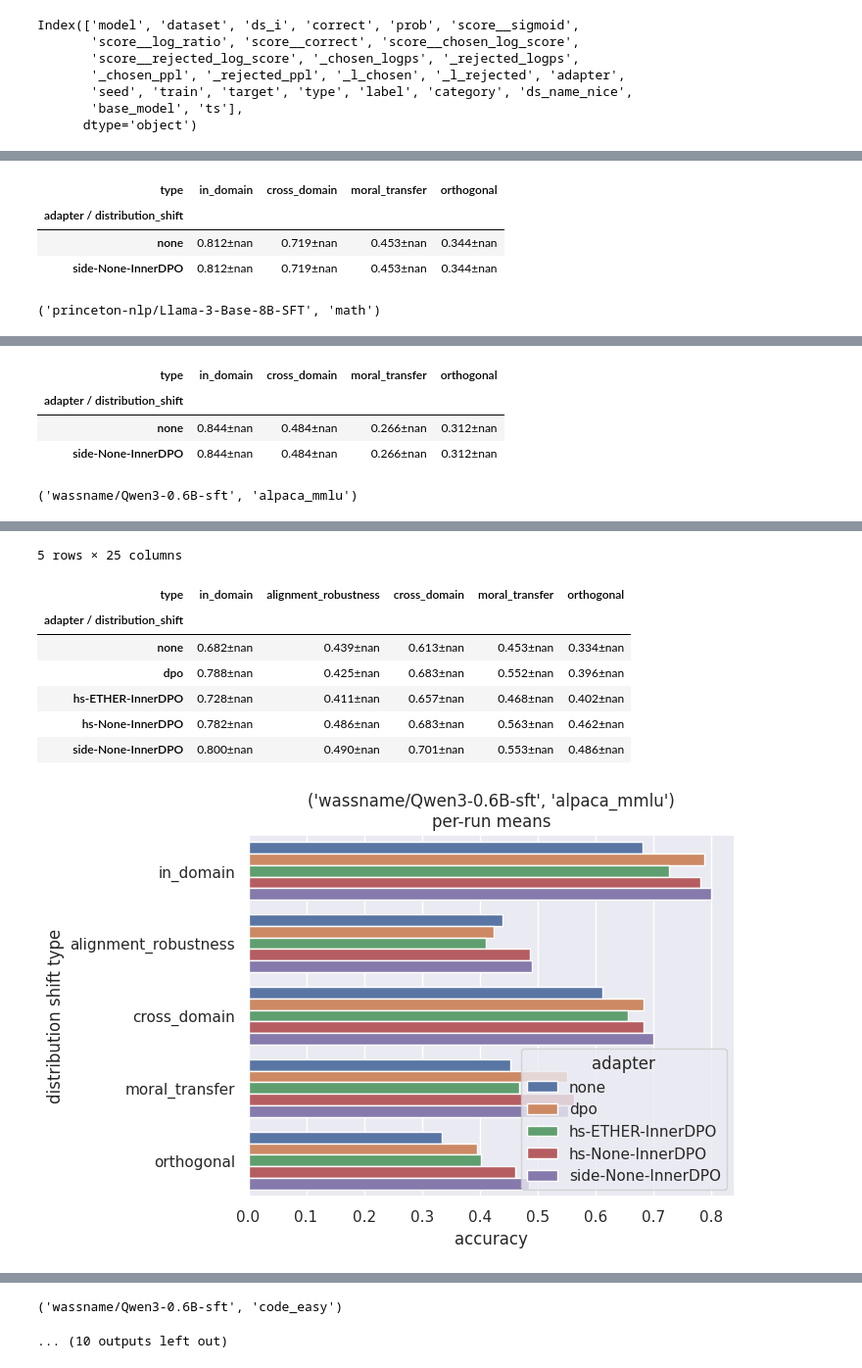
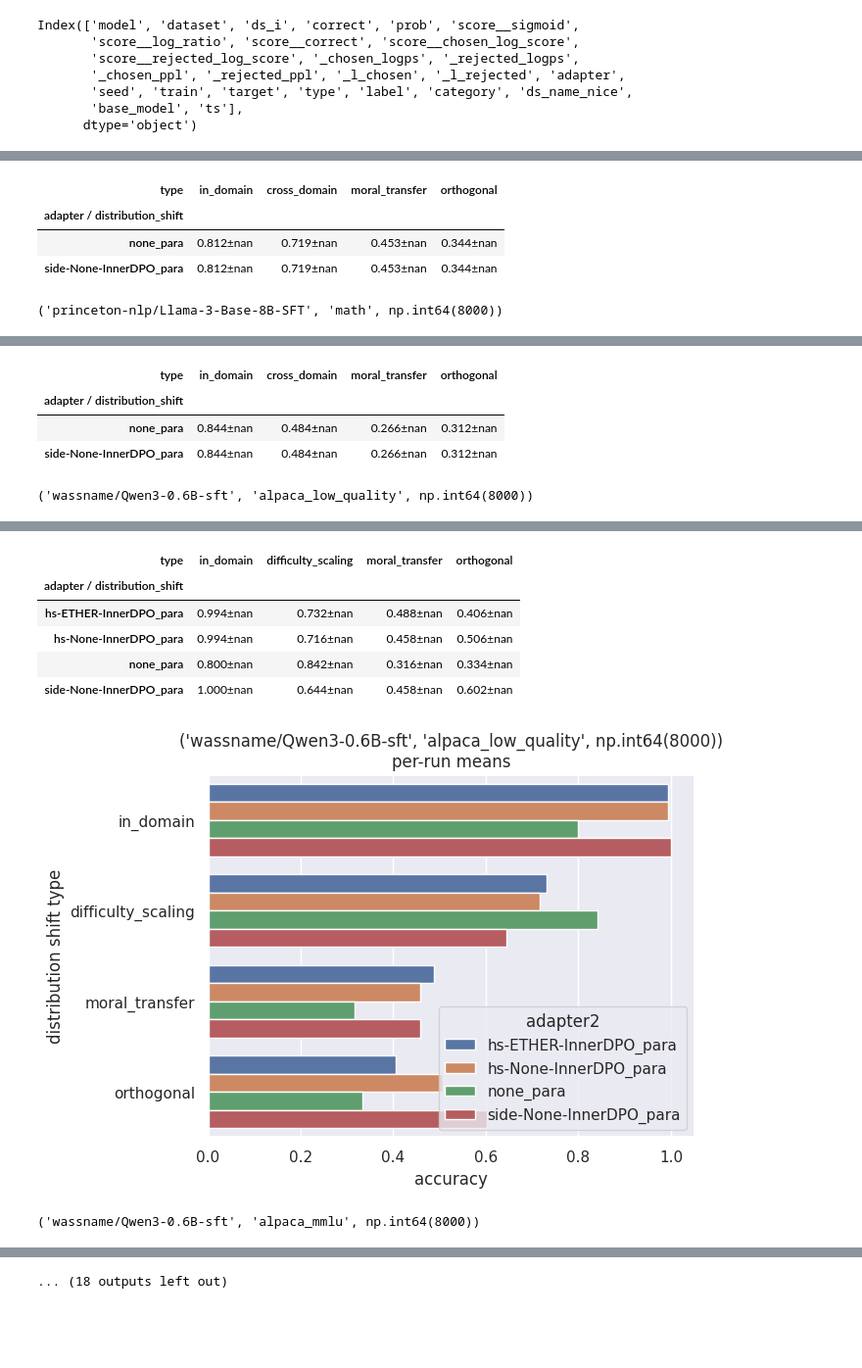
Before and after one commit to wassname/repr-preference-optimization, a Jupyter notebook: nbs/400_analyse_sweep.ipynb, the cells around one changed output, grey strips where cells are left out. Shown at 98% size. Drawn from its saved outputs; the diff is of its cells as text; code cells hidden in the pictures; blank space fills up the shorter version.

```diff
--- a/nbs/400_analyse_sweep.ipynb
+++ b/nbs/400_analyse_sweep.ipynb
@@ -113,8 +118,9 @@ wassname-Qwen3-06B-sft_dpo_alpaca_mmlu
 # %%
 # TODO add seed, train, other parts from config
 def load_config(f):
-    print(f.parent.parent.stem)
+    # print(f.parent.parent.stem)
     config = json.load((f.parent / 'config.json').open())
+    # print(config)
     # log = (f.parent / 'log.txt').open().read()
 
     # dataframe of all non list/dict/tuple in config
@@ -130,9 +136,21 @@ def load_config(f):
     df['train'] = config['dataset']
     df['base_model'] = config['base_model']
     df['ts'] = config_df['ts']
+    for k in config:
+        if isinstance(config[k], (list, tuple)):
+            continue
+        if isinstance(config[k], dict):
+            for j in config[k]:
+                if isinstance(j, (list, dict, tuple)):
+                    continue
+                # print(f'Adding {k}_{j} to df')
+                df[f'{k}.{j}'] = config[k][j]
+            continue
+        df[k] = config[k]
+
 
     return df
 
-df_res2 = pd.concat([load_config(f) for f in fs])
+df_res2 = pd.concat([load_config(f) for f in fs[1:]])
 df_res2.columns
 # %% [output]
@@ -183,11 +192,12 @@ from reprpo.data.util import df_sort_cols
 # %%
-for train_set, group in df_res2.groupby(['base_model', "train"]): # TODO also dev, n_samples
+for train_set, group in df_res2.groupby(['base_model', "train", 'n_samples']): # TODO also dev, n_samples
     print(train_set)
     # per-run means for each seed, dataset, adapter
-    run_stats = group.groupby(["seed", "ds_name_nice", "adapter"])['correct'].mean().reset_index()
-    stats = run_stats.groupby(["ds_name_nice", "adapter"])['correct'].agg(['mean','std']).reset_index()
-    mean_df = stats.pivot(index='adapter', columns='ds_name_nice', values='mean')
-    std_df = stats.pivot(index='adapter', columns='ds_name_nice', values='std')
+    group['adapter2'] = group['adapter'] + '_' +  group['loss.align_method']
+    run_stats = group.groupby(["seed", "ds_name_nice", "adapter2"])['correct'].mean().reset_index()
+    stats = run_stats.groupby(["ds_name_nice", "adapter2"])['correct'].agg(['mean','std']).reset_index()
+    mean_df = stats.pivot(index='adapter2', columns='ds_name_nice', values='mean')
+    std_df = stats.pivot(index='adapter2', columns='ds_name_nice', values='std')
     # sort adapters by mean on first dataset column
     mean_df = mean_df.sort_values(by=mean_df.columns[0], axis=0)
 
@@ -201,12 +211,12 @@ for train_set, group in df_res2.groupby(['base_model', "train"]): # TODO also de
     display(df_res_ds)
 
     # per-run means for distribution shift types
-    run_stats2 = group.groupby(["seed", "type", "adapter"])['correct'].mean().reset_index()
-    stats2 = run_stats2.groupby(["type", "adapter"])['correct'].agg(['mean','std']).reset_index()
+    run_stats2 = group.groupby(["seed", "type", "adapter2"])['correct'].mean().reset_index()
+    stats2 = run_stats2.groupby(["type", "adapter2"])['correct'].agg(['mean','std']).reset_index()
 
 
-    mean2 = stats2.pivot(index='adapter', columns='type', values='mean')
-    std2 = stats2.pivot(index='adapter', columns='type', values='std')
+    mean2 = stats2.pivot(index='adapter2', columns='type', values='mean')
+    std2 = stats2.pivot(index='adapter2', columns='type', values='std')
 
     mean2 = df_sort_cols(mean2, first=['in_domain'], last=['orthogonal'])
     mean2 = df_sort_cols(mean2.T, first=['base','none']).T
@@ -220,14 +230,14 @@ for train_set, group in df_res2.groupby(['base_model', "train"]): # TODO also de
 
     # bar chart
     base_model = group['base_model'].iloc[0]
-    if run_stats2.adapter.nunique()>2:
+    if run_stats2.adapter2.nunique()>2:
 
-        hue_order = sort_str(run_stats2.adapter.tolist(), first=['none', 'dpo'], sort_middle=True, unique=True)
+        hue_order = sort_str(run_stats2.adapter2.tolist(), first=['none', 'dpo'], sort_middle=True, unique=True)
         order = sort_str(run_stats2.type.tolist(), first=['in_domain'], last=['orthogonal'], unique=True)
 
         sns.barplot(data=run_stats2,
                     y='type',
-                    x='correct', hue='adapter',
+                    x='correct', hue='adapter2',
                     errorbar='sd', orient='h',
                     legend='full',
                     hue_order=hue_order,
@@ -247,7 +257,7 @@ for train_set, group in df_res2.groupby(['base_model', "train"]): # TODO also de
 | type | in_domain | cross_domain | moral_transfer | orthogonal |
 | adapter / distribution_shift |  |  |  |  |
-| none | 0.812±nan | 0.719±nan | 0.453±nan | 0.344±nan |
-| side-None-InnerDPO | 0.812±nan | 0.719±nan | 0.453±nan | 0.344±nan |
+| none_para | 0.812±nan | 0.719±nan | 0.453±nan | 0.344±nan |
+| side-None-InnerDPO_para | 0.812±nan | 0.719±nan | 0.453±nan | 0.344±nan |
-('princeton-nlp/Llama-3-Base-8B-SFT', 'math')
+('princeton-nlp/Llama-3-Base-8B-SFT', 'math', np.int64(8000))
 | ds_name_nice | cross_domain (change_my_view_test ) | cross_domain (math_fiction_test ) | in_domain (math_test ) | moral_transfer (ethics_justice_te... | ... |
 | adapter/ds |  |  |  |  | ... |
@@ -256,5 +266,5 @@ for train_set, group in df_res2.groupby(['base_model', "train"]): # TODO also de
 | type | in_domain | cross_domain | moral_transfer | orthogonal |
 | adapter / distribution_shift |  |  |  |  |
-| none | 0.844±nan | 0.484±nan | 0.266±nan | 0.312±nan |
-| side-None-InnerDPO | 0.844±nan | 0.484±nan | 0.266±nan | 0.312±nan |
+| none_para | 0.844±nan | 0.484±nan | 0.266±nan | 0.312±nan |
+| side-None-InnerDPO_para | 0.844±nan | 0.484±nan | 0.266±nan | 0.312±nan |
-('wassname/Qwen3-0.6B-sft', 'alpaca_mmlu')
+('wassname/Qwen3-0.6B-sft', 'alpaca_low_quality', np.int64(8000))
@@ -268,9 +277,8 @@ for train_set, group in df_res2.groupby(['base_model', "train"]): # TODO also de
-5 rows × 25 columns
-| type | in_domain | alignment_robustness | cross_domain | moral_transfer | orthogonal |
-| adapter / distribution_shift |  |  |  |  |  |
-| none | 0.682±nan | 0.439±nan | 0.613±nan | 0.453±nan | 0.334±nan |
-| dpo | 0.788±nan | 0.425±nan | 0.683±nan | 0.552±nan | 0.396±nan |
-| hs-ETHER-InnerDPO | 0.728±nan | 0.411±nan | 0.657±nan | 0.468±nan | 0.402±nan |
-| hs-None-InnerDPO | 0.782±nan | 0.486±nan | 0.683±nan | 0.563±nan | 0.462±nan |
-| side-None-InnerDPO | 0.800±nan | 0.490±nan | 0.701±nan | 0.553±nan | 0.486±nan |
+| type | in_domain | difficulty_scaling | moral_transfer | orthogonal |
+| adapter / distribution_shift |  |  |  |  |
+| hs-ETHER-InnerDPO_para | 0.994±nan | 0.732±nan | 0.488±nan | 0.406±nan |
+| hs-None-InnerDPO_para | 0.994±nan | 0.716±nan | 0.458±nan | 0.506±nan |
+| none_para | 0.800±nan | 0.842±nan | 0.316±nan | 0.334±nan |
+| side-None-InnerDPO_para | 1.000±nan | 0.644±nan | 0.458±nan | 0.602±nan |
-[figure, old version]
+[figure, new version]
+('wassname/Qwen3-0.6B-sft', 'alpaca_mmlu', np.int64(8000))
@@ -277,2 +291 @@ for train_set, group in df_res2.groupby(['base_model', "train"]): # TODO also de
-('wassname/Qwen3-0.6B-sft', 'code_easy')
+... (18 outputs left out)
-... (10 outputs left out)
```
Also changed, not shown: parts of 7 cells of this notebook, 8 other files.
